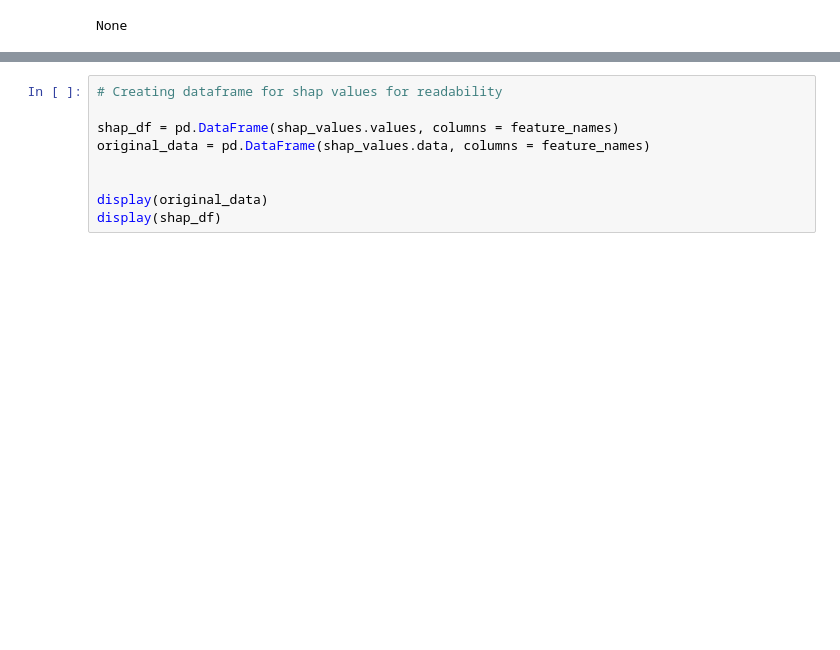
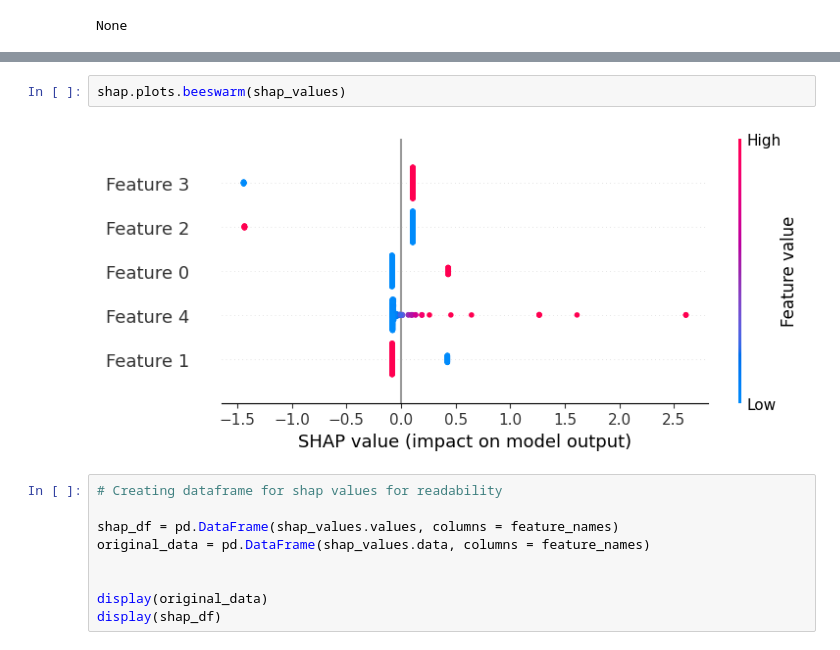
Before and after one commit to LoganLasell/Portfolio, a Jupyter notebook: Project_3/particleML.ipynb, the cells around one changed output, grey strips where cells are left out. Cells and saved outputs as stored; diff of their text form; blank space fills up the shorter version.

```diff
--- a/Project_3/particleML.ipynb
+++ b/Project_3/particleML.ipynb
@@ -362,3 +394,7 @@ None
+# %%
+shap.plots.beeswarm(shap_values)
+# %% [output]
+[figure, added]
 # %%
 # Creating dataframe for shap values for readability
 
```
Also changed, not shown: parts of 6 cells of this notebook, 1 other file.
